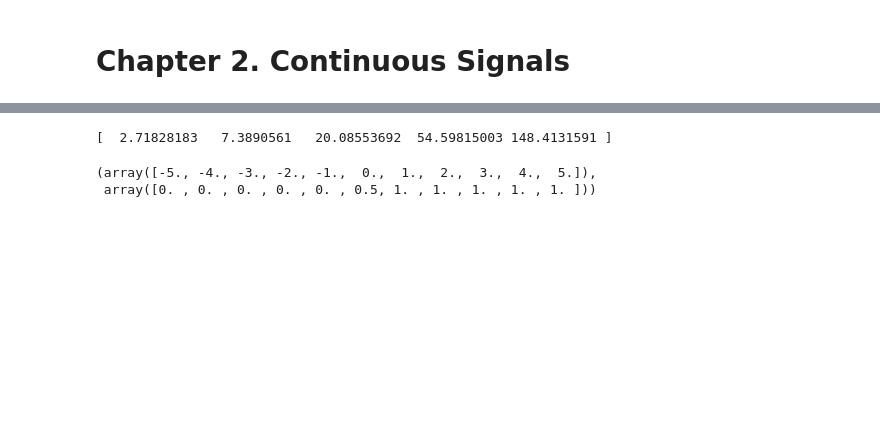
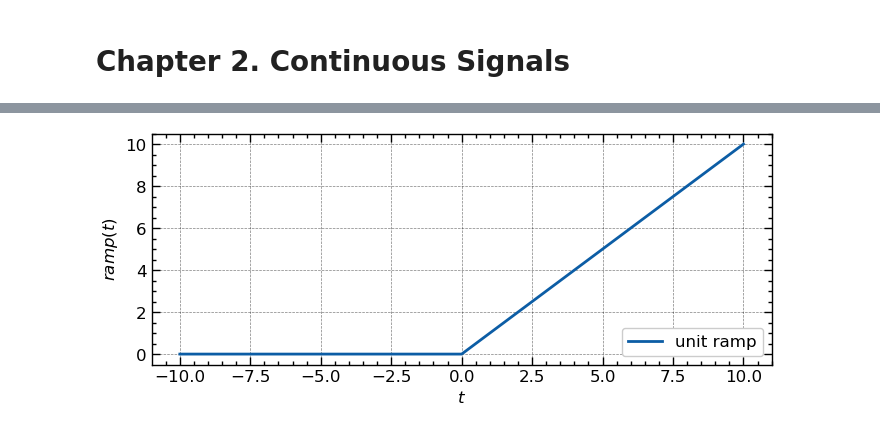
Before and after one commit to mshong/signals_systems, a Jupyter notebook: chap2_continuous signals.ipynb, the cells around one changed output, grey strips where cells are left out. Cells and saved outputs as stored; diff of their text form; code cells hidden in the pictures; blank space fills up the shorter version.

```diff
--- a/chap2_continuous signals.ipynb
+++ b/chap2_continuous signals.ipynb
@@ -31,3 +53,13 @@ def ramp(x):
+# %%
+plt.figure(figsize=(8,3))
+plt.plot(t, x, label='unit ramp')
+plt.xlabel('$t$', fontsize=12)
+plt.ylabel('$ramp(t)$', fontsize=12)
+plt.legend(loc='lower right', fontsize=12)
+plt.tick_params(axis='both', which='major', labelsize=12)
+plt.show()
+# %% [output]
+[figure, added]
 # %%
 def rect(x):
     '''
@@ -36,15 +68,5 @@ def rect(x):
     y = us(x+0.5) - us(x-0.5)
     return y
 # %%
-x = range(1, 6)
-y = np.exp(x)
-print(y)
+t = np.linspace(-2, 2, 1000)
+x = rect(t)
-# %% [output]
-[  2.71828183   7.3890561   20.08553692  54.59815003 148.4131591 ]
-# %%
-x = np.linspace(-5, 5, 11)
-y = us(x)
-x, y
-# %% [output]
-(array([-5., -4., -3., -2., -1.,  0.,  1.,  2.,  3.,  4.,  5.]),
- array([0. , 0. , 0. , 0. , 0. , 0.5, 1. , 1. , 1. , 1. , 1. ]))
```
Also changed, not shown: parts of 8 cells of this notebook.
